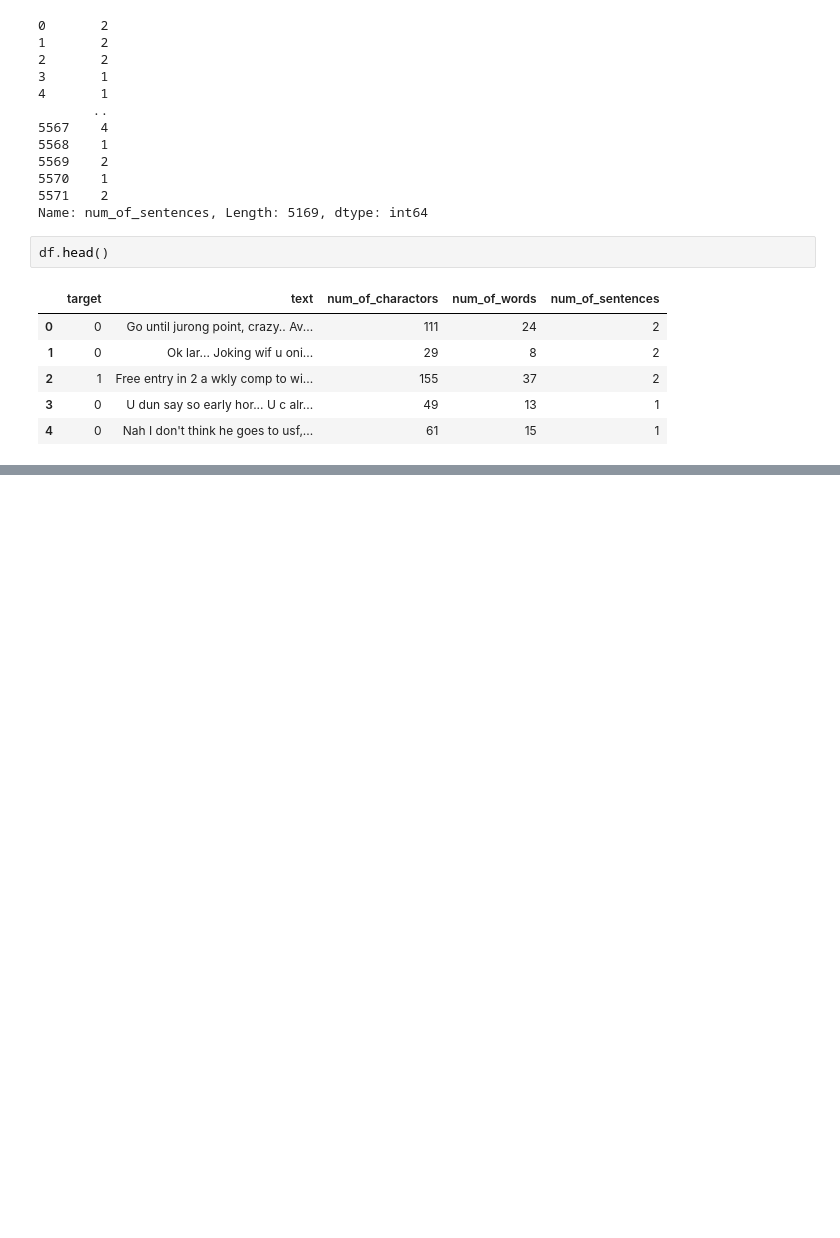
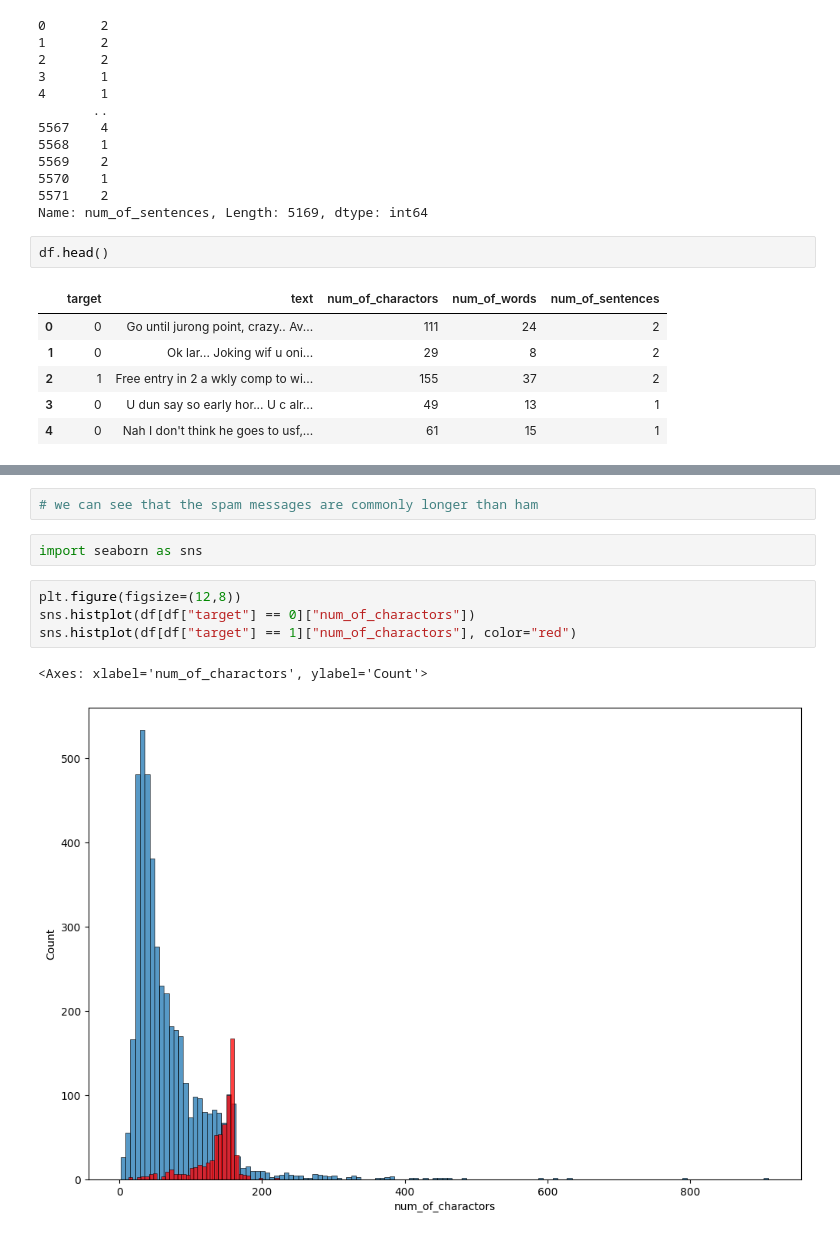
Before and after one commit to bilalhanifkhatri/sms-spam-detection, a Jupyter notebook: index.ipynb, the cells around one changed output, grey strips where cells are left out. Drawn from its saved outputs; the diff is of its cells as text; blank space fills up the shorter version.

```diff
--- a/index.ipynb
+++ b/index.ipynb
@@ -213,0 +253,11 @@ df.head()
+# %%
+# we can see that the spam messages are commonly longer than ham
+# %%
+import seaborn as sns
+# %%
+plt.figure(figsize=(12,8))
+sns.histplot(df[df["target"] == 0]["num_of_charactors"])
+sns.histplot(df[df["target"] == 1]["num_of_charactors"], color="red")
+# %% [output]
+<Axes: xlabel='num_of_charactors', ylabel='Count'>
+[figure, added]
```
Also changed, not shown: parts of 15 cells of this notebook.
